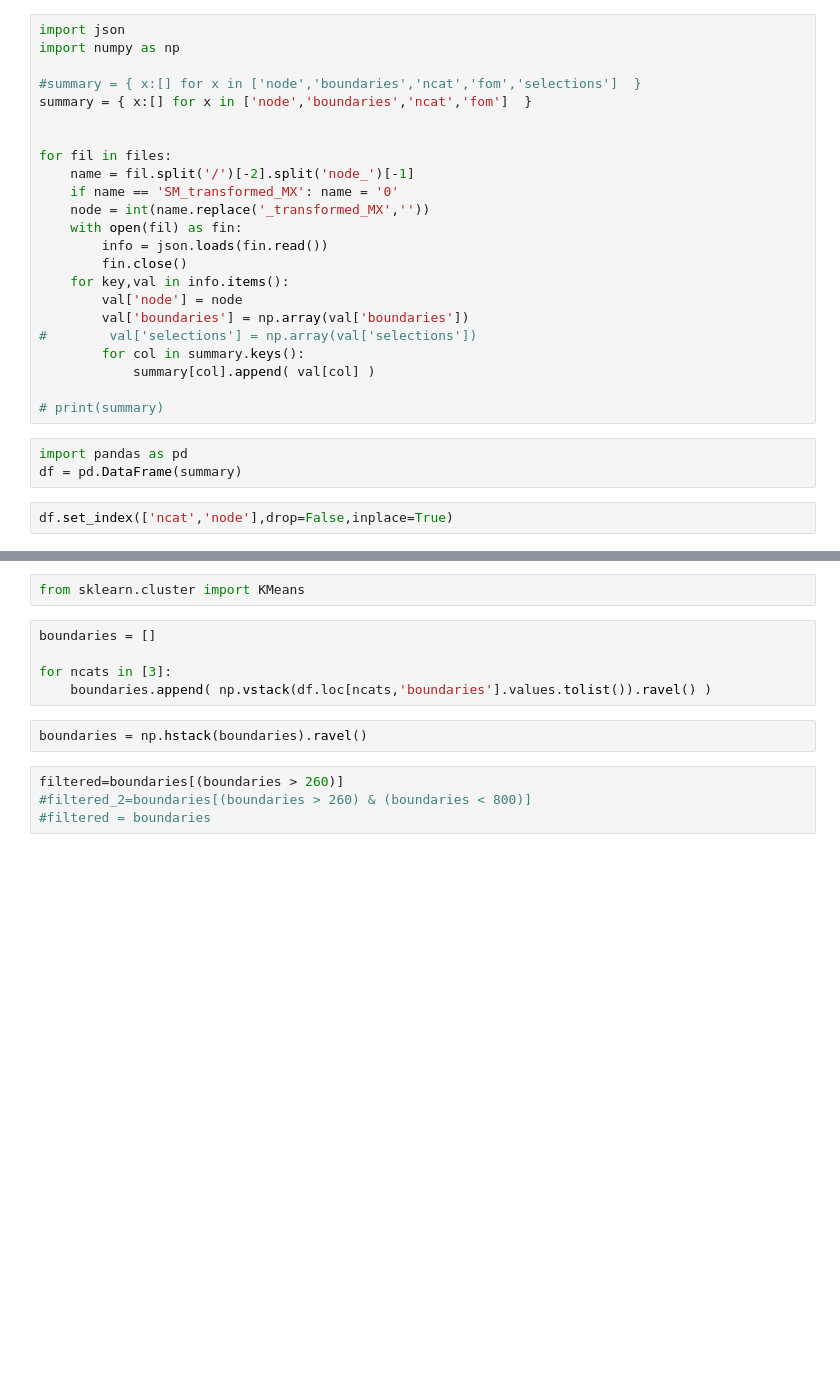
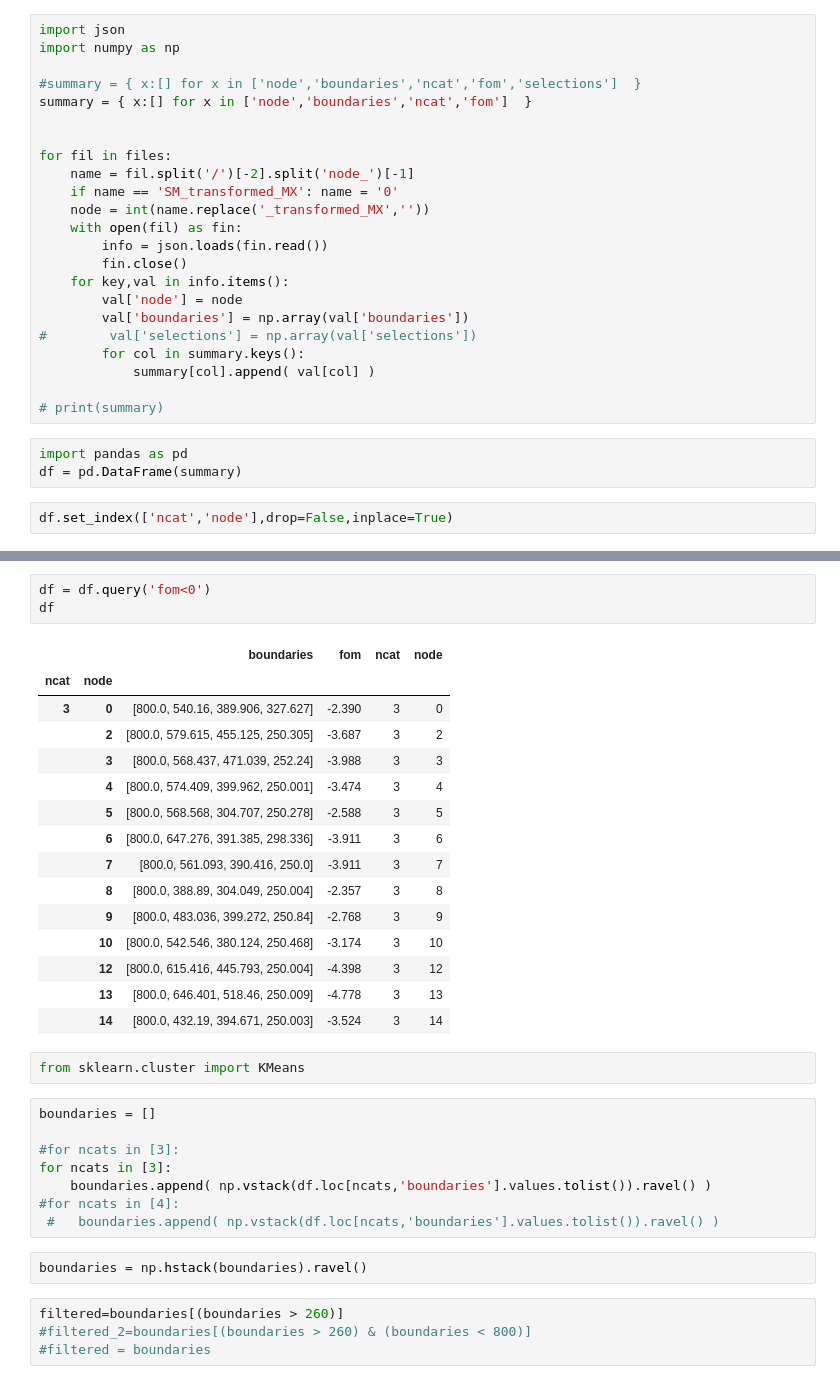
Before and after one commit to michelif/HHbbgg_ETH, a Jupyter notebook: CatOptimization/optimal_binning.ipynb, the cells around one changed output, grey strips where cells are left out. Saved outputs shown, nothing was run; the diff lists cells and outputs as text; blank space fills up the shorter version.

```diff
--- a/CatOptimization/optimal_binning.ipynb
+++ b/CatOptimization/optimal_binning.ipynb
@@ -46,10 +76,32 @@ df
+# %%
+df = df.query('fom<0')
+df
+# %% [output]
+|  |  | boundaries | fom | ncat | node |
+| ncat | node |  |  |  |  |
+| 3 | 0 | [800.0, 540.16, 389.906, 327.627] | -2.390 | 3 | 0 |
+|  | 2 | [800.0, 579.615, 455.125, 250.305] | -3.687 | 3 | 2 |
+|  | 3 | [800.0, 568.437, 471.039, 252.24] | -3.988 | 3 | 3 |
+|  | 4 | [800.0, 574.409, 399.962, 250.001] | -3.474 | 3 | 4 |
+|  | 5 | [800.0, 568.568, 304.707, 250.278] | -2.588 | 3 | 5 |
+|  | 6 | [800.0, 647.276, 391.385, 298.336] | -3.911 | 3 | 6 |
+|  | 7 | [800.0, 561.093, 390.416, 250.0] | -3.911 | 3 | 7 |
+|  | 8 | [800.0, 388.89, 304.049, 250.004] | -2.357 | 3 | 8 |
+|  | 9 | [800.0, 483.036, 399.272, 250.84] | -2.768 | 3 | 9 |
+|  | 10 | [800.0, 542.546, 380.124, 250.468] | -3.174 | 3 | 10 |
+|  | 12 | [800.0, 615.416, 445.793, 250.004] | -4.398 | 3 | 12 |
+|  | 13 | [800.0, 646.401, 518.46, 250.009] | -4.778 | 3 | 13 |
+|  | 14 | [800.0, 432.19, 394.671, 250.003] | -3.524 | 3 | 14 |
 # %%
 from sklearn.cluster import KMeans
 # %%
 boundaries = []
 
+#for ncats in [3]:
 for ncats in [3]:
     boundaries.append( np.vstack(df.loc[ncats,'boundaries'].values.tolist()).ravel() )
+#for ncats in [4]:
+ #   boundaries.append( np.vstack(df.loc[ncats,'boundaries'].values.tolist()).ravel() )
 # %%
 boundaries = np.hstack(boundaries).ravel()
 # %%
```
Also changed, not shown: parts of 8 cells of this notebook, 14 other files.
